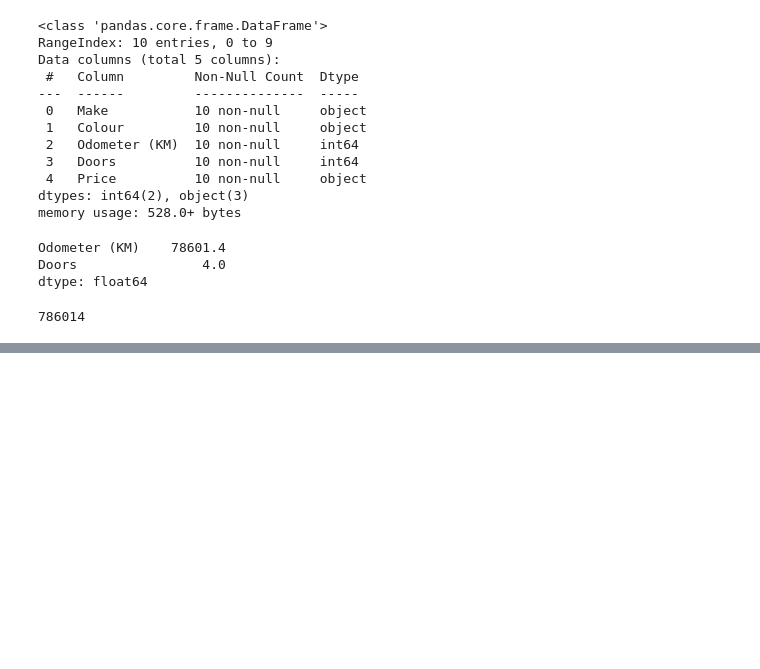
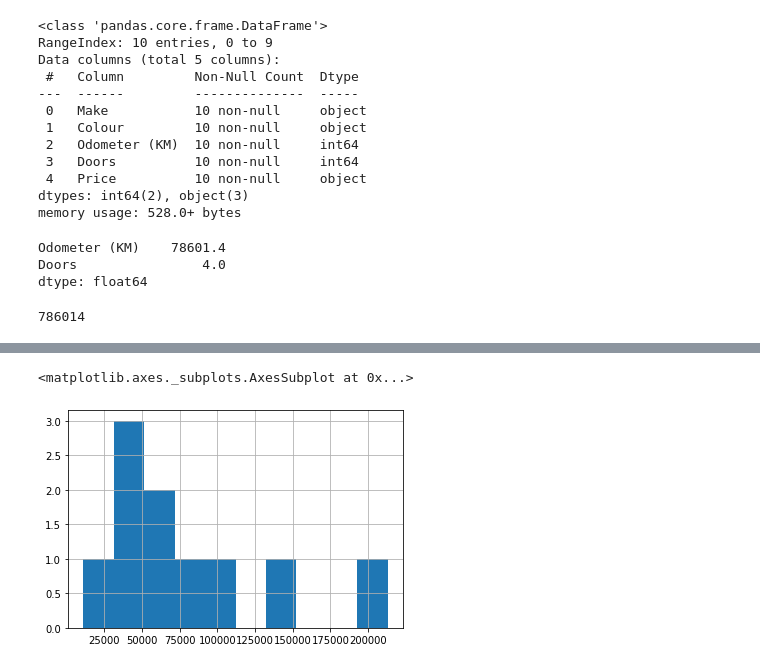
Before and after one commit to alexanderluna/python, a Jupyter notebook: Jupyter/001_data_science_setup/002 Introduction to Pandas.ipynb, the cells around one changed output, grey strips where cells are left out. Drawn from its saved outputs; the diff is of its cells as text; code cells hidden in the pictures; blank space fills up the shorter version.

```diff
--- a/Jupyter/001_data_science_setup/002 Introduction to Pandas.ipynb
+++ b/Jupyter/001_data_science_setup/002 Introduction to Pandas.ipynb
@@ -130,0 +230,5 @@ car_sales["Odometer (KM)"].sum()
+# %%
+car_sales["Odometer (KM)"].hist()
+# %% [output]
+<matplotlib.axes._subplots.AxesSubplot at 0x...>
+[figure, added]
```
Also changed, not shown: parts of 15 cells of this notebook.
